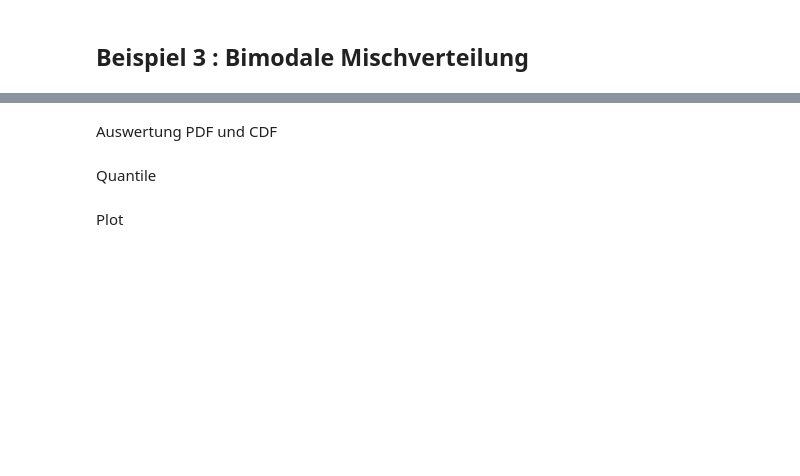
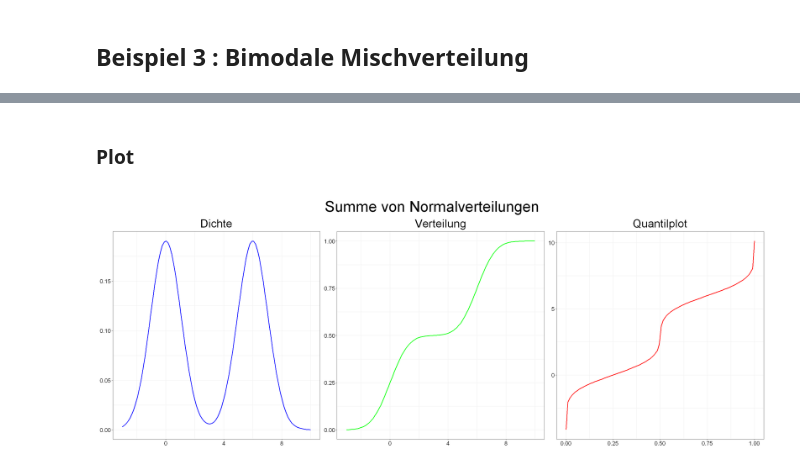
Before and after one commit to ml4economics/datavis, a Jupyter notebook: jupyter/1_einfache_quantilplots.ipynb, the cells around one changed output, grey strips where cells are left out. Saved outputs shown, nothing was run; the diff lists cells and outputs as text; code cells hidden in the pictures; blank space fills up the shorter version.

```diff
--- a/jupyter/1_einfache_quantilplots.ipynb
+++ b/jupyter/1_einfache_quantilplots.ipynb
@@ -20,7 +66,7 @@ combined_plot <- function(distribution, pdf_data, cdf_data, quantile_data) {
   quantile_graph <- single_plot(quantile_data, "red", "Quantilplot")
 
   (pdf_graph | cdf_graph | quantile_graph) +
-    plot_annotation( title = distribution, theme = theme(plot.title = element_text(size = 30, hjust = 0.5) ) )
+    plot_annotation( title = distribution, theme = theme(plot.title = element_text(size = 40, hjust = 0.5) ) )
 }
 # %%
 combined_plot2 <- function(distribution, x, dfunc, pfunc, qfunc) {
@@ -86,2 +140,0 @@ empirical_cdf = ecdf(mixture_data)
-# %% [markdown]
-Auswertung PDF und CDF
@@ -94,2 +140,0 @@ cdf_data <- data.frame(x = x, y = empirical_cdf(x))
-# %% [markdown]
-Quantile
@@ -99,4 +141,9 @@ quantile_data <- data.frame(x = p, y = quantile(mixture_data, p))
 # %% [markdown]
-Plot
+### Plot
 # %%
-combined_plot("Summe von Normalverteilungen", pdf_data, cdf_data, quantile_data)
+combined_plot("Summe von Normalverteilungen",
+              pdf_data,
+              cdf_data,
+              quantile_data)
+# %% [output]
+[figure, added]
```
Also changed, not shown: parts of 21 cells of this notebook, 4 other files.
